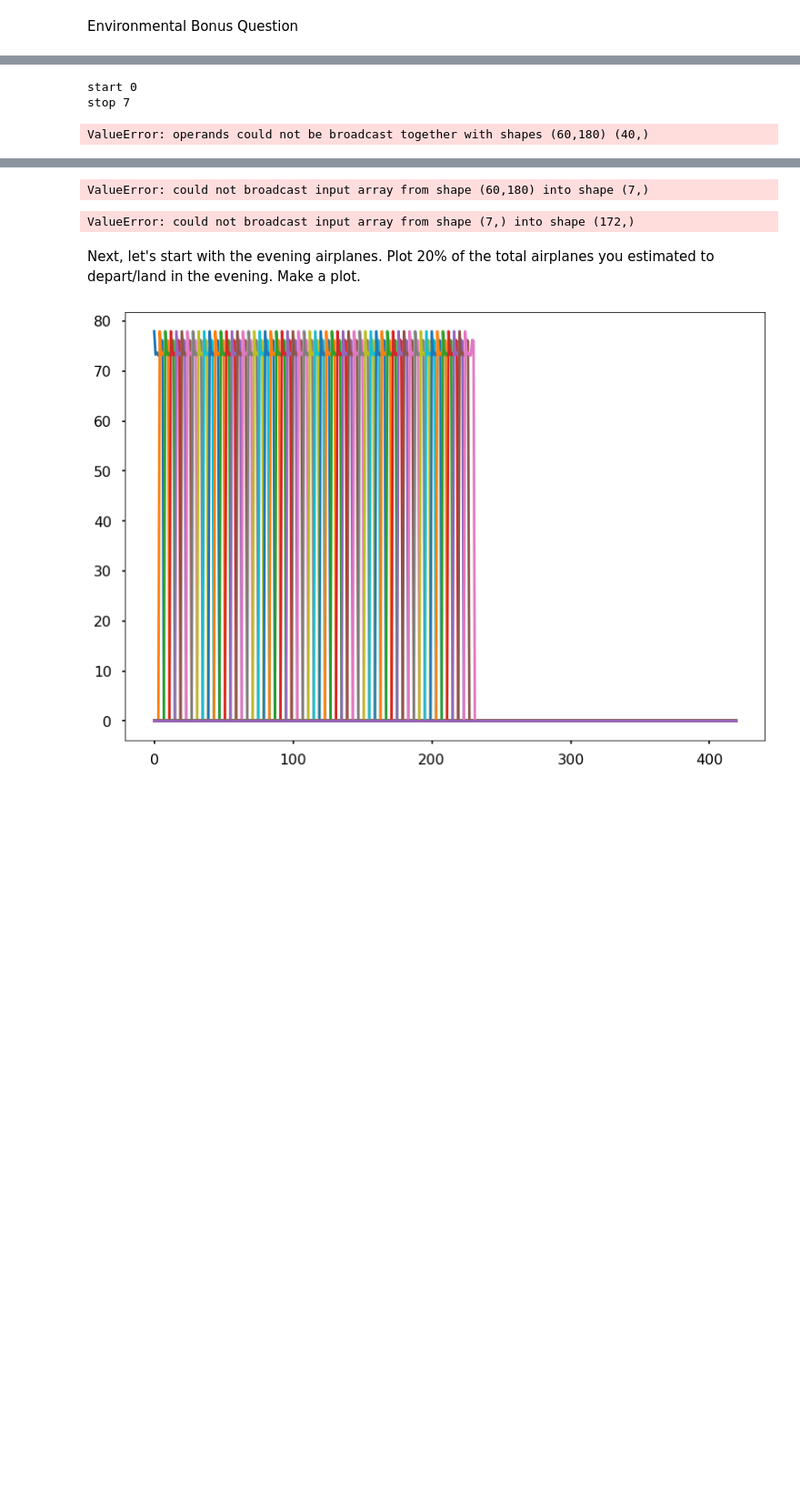
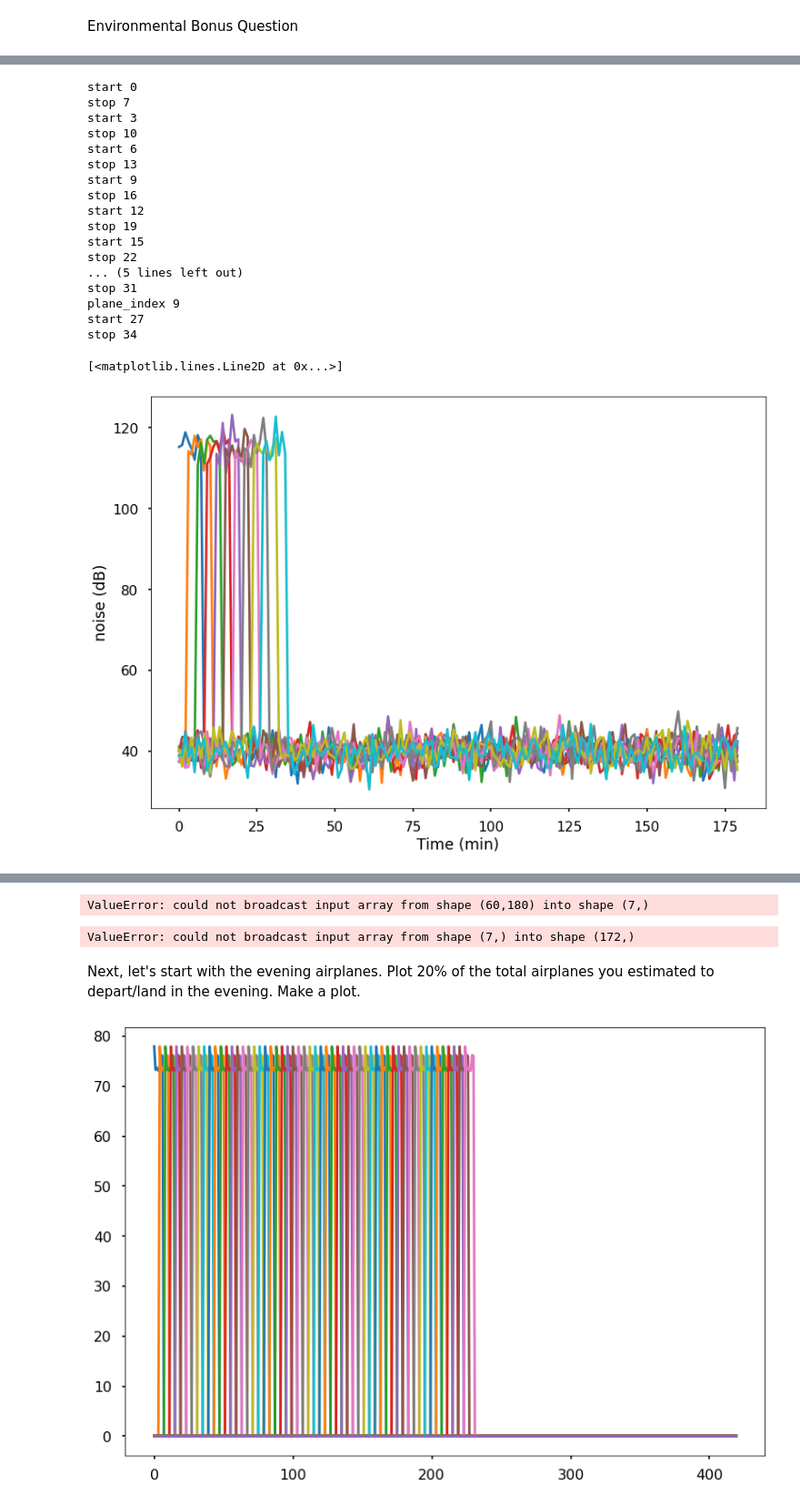
Before and after one commit to mohammedfmehboob/PythonTutorials, a Jupyter notebook: tutorial010Exercise-Copy2.ipynb, the cells around one changed output, grey strips where cells are left out. Shown at 91% size. Drawn from its saved outputs; the diff is of its cells as text; code cells hidden in the pictures; blank space fills up the shorter version.

```diff
--- a/tutorial010Exercise-Copy2.ipynb
+++ b/tutorial010Exercise-Copy2.ipynb
@@ -588,7 +602,7 @@ total_airplanes_m[plane_index, start:(stop +1)] = noysLevel
 #total_airplanes_m[1, 3:11] = noysLevel
 noise_measure = noise_amplitude * np.random.randn(
                                   *total_airplanes_m.shape)
-planes = (total_airplanes_m + (noise_measure + env_noise))
+planes = total_airplanes_m + noise_measure + total_env_noys
 plt.plot(planes[plane_index, : ])
 
 
@@ -604,7 +618,7 @@ total_airplanes_m[plane_index, start:(stop +1)] = noysLevel
 #total_airplanes_m[1, 3:11] = noysLevel
 noise_measure = noise_amplitude * np.random.randn(
                                   *total_airplanes_m.shape)
-planes = total_airplanes_m + noise_measure + env_noise
+planes = total_airplanes_m + noise_measure + total_env_noys
 plt.plot(planes[plane_index, : ])
 
 # Plane 3
@@ -619,7 +633,7 @@ total_airplanes_m[plane_index, start:(stop +1)] = noysLevel
 noise_measure = noise_amplitude * np.random.randn(
                                   *total_airplanes_m.shape)
 #total_airplanes_m[1, 3:11] = noysLevel
-planes = total_airplanes_m + noise_measure + env_noise
+planes = total_airplanes_m + noise_measure + total_env_noys
 plt.plot(planes[plane_index, : ])
 
 # Plane 4
@@ -634,7 +648,7 @@ total_airplanes_m[plane_index, start:(stop +1)] = noysLevel
 noise_measure = noise_amplitude * np.random.randn(
                                   *total_airplanes_m.shape)
 #total_airplanes_m[1, 3:11] = noysLevel
-planes = total_airplanes_m + noise_measure + env_noise
+planes = total_airplanes_m + noise_measure + total_env_noys
 plt.plot(planes[plane_index, : ])
 
 # Plane 5
@@ -649,7 +663,7 @@ total_airplanes_m[plane_index, start:(stop +1)] = noysLevel
 noise_measure = noise_amplitude * np.random.randn(
                                   *total_airplanes_m.shape)
 #total_airplanes_m[1, 3:11] = noysLevel
-planes = total_airplanes_m + noise_measure + env_noise
+planes = total_airplanes_m + noise_measure + total_env_noys
 plt.plot(planes[plane_index, : ])
 
 
@@ -665,7 +679,7 @@ total_airplanes_m[plane_index, start:(stop +1)] = noysLevel
 noise_measure = noise_amplitude * np.random.randn(
                                   *total_airplanes_m.shape)
 #total_airplanes_m[1, 3:11] = noysLevel
-planes = total_airplanes_m + noise_measure + env_noise
+planes = total_airplanes_m + noise_measure + total_env_noys
 plt.plot(planes[plane_index, : ])
 
 plt.xlabel('Time (min)')
@@ -683,7 +697,7 @@ total_airplanes_m[plane_index, start:(stop +1)] = noysLevel
 noise_measure = noise_amplitude * np.random.randn(
                                   *total_airplanes_m.shape)
 #total_airplanes_m[1, 3:11] = noysLevel
-planes = total_airplanes_m + noise_measure + env_noise
+planes = total_airplanes_m + noise_measure + total_env_noys
 plt.plot(planes[plane_index, : ])
 
 plt.xlabel('Time (min)')
@@ -700,7 +714,7 @@ total_airplanes_m[plane_index, start:(stop +1)] = noysLevel
 noise_measure = noise_amplitude * np.random.randn(
                                   *total_airplanes_m.shape)
 #total_airplanes_m[1, 3:11] = noysLevel
-planes = total_airplanes_m + noise_measure + env_noise
+planes = total_airplanes_m + noise_measure + total_env_noys
 plt.plot(planes[plane_index, : ])
 
 plt.xlabel('Time (min)')
@@ -710,33 +724,49 @@ plane_index = plane_index + 1
 
 start = plane_index  * (planeIntervalAM )
 stop = start + noysMinPerPlane
 print('start', start)
 print('stop', stop)
 
 total_airplanes_m[plane_index, start:(stop +1)] = noysLevel
 noise_measure = noise_amplitude * np.random.randn(
                                   *total_airplanes_m.shape)
 #total_airplanes_m[1, 3:11] = noysLevel
-planes = total_airplanes_m + noise_measure + env_noise
+planes = total_airplanes_m + noise_measure + total_env_noys
 plt.plot(planes[plane_index, : ])
 
 plt.xlabel('Time (min)')
 plt.ylabel('noise (dB)')
 # Plane 10
 plane_index = plane_index + 1
 print('plane_index', plane_index)
 start = plane_index  * (planeIntervalAM )
 stop = start + noysMinPerPlane
 print('start', start)
 print('stop', stop)
 
 total_airplanes_m[plane_index, start:(stop +1)] = noysLevel
 noise_measure = noise_amplitude * np.random.randn(
                                   *total_airplanes_m.shape)
 #total_airplanes_m[1, 3:11] = noysLevel
-planes = total_airplanes_m + noise_measure + env_noise
+planes = total_airplanes_m + noise_measure + total_env_noys
 plt.plot(planes[plane_index, : ])
 # %% [output]
 start 0
 stop 7
+start 3
+stop 10
+start 6
+stop 13
+start 9
+stop 16
+start 12
+stop 19
+start 15
+stop 22
+... (5 lines left out)
+stop 31
+plane_index 9
+start 27
+stop 34
-ValueError: operands could not be broadcast together with shapes (60,180) (40,)
+[<matplotlib.lines.Line2D at 0x...>]
+[figure, added]
```
Also changed, not shown: parts of 15 cells of this notebook.
